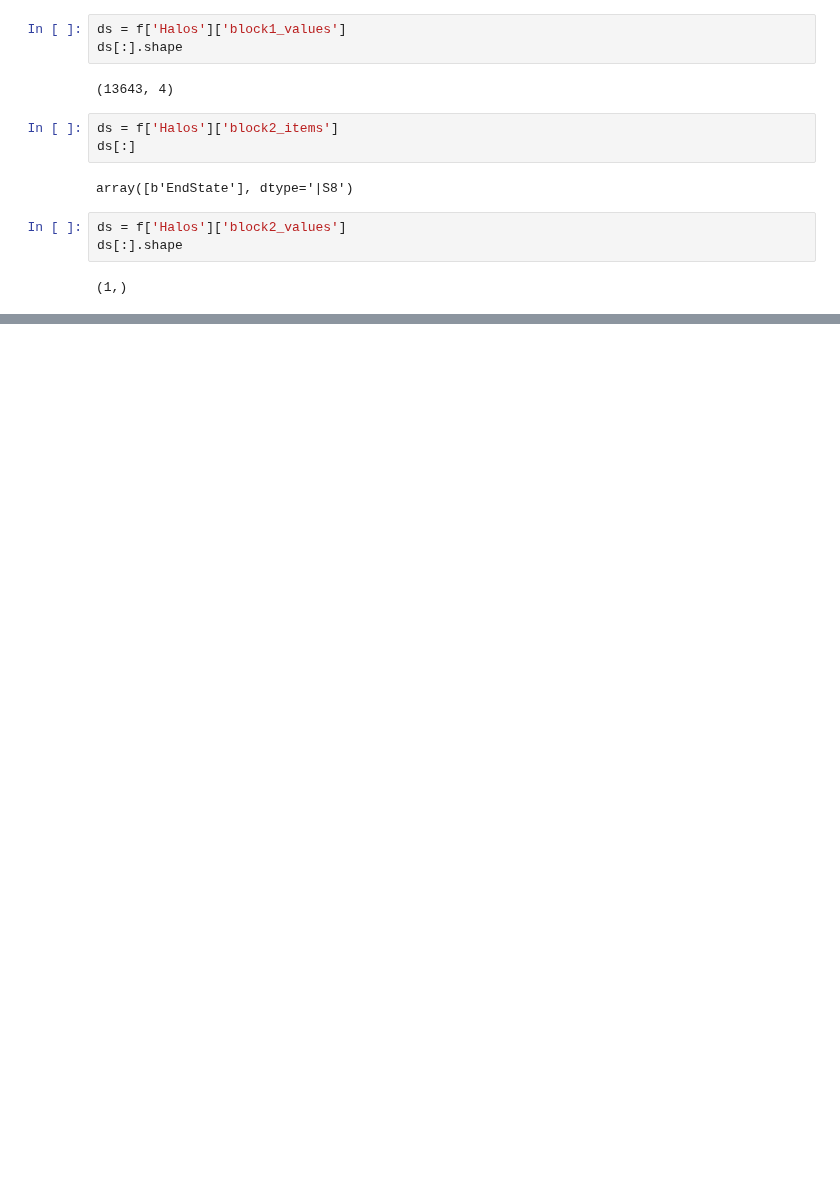
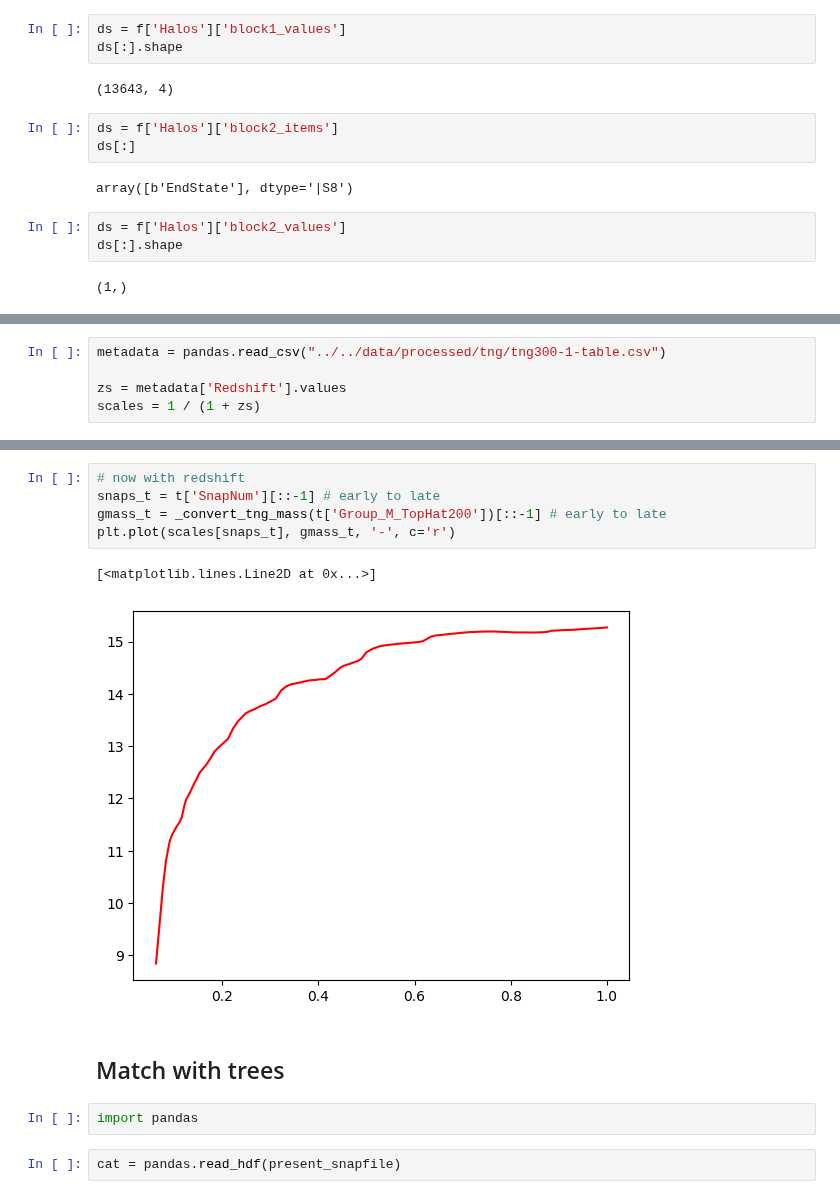
Before and after one commit to ismael-mendoza/nbody-relaxed, a Jupyter notebook: notebooks/wip/tng1.ipynb, the cells around one changed output, grey strips where cells are left out. Saved outputs shown, nothing was run; the diff lists cells and outputs as text; blank space fills up the shorter version.

```diff
--- a/notebooks/wip/tng1.ipynb
+++ b/notebooks/wip/tng1.ipynb
@@ -119,0 +156,5 @@ f['Halos']['block1_items']
+# %%
+metadata = pandas.read_csv("../../data/processed/tng/tng300-1-table.csv")
+
+zs = metadata['Redshift'].values
+scales = 1 / (1 + zs)
@@ -119,0 +223,14 @@ f['Halos']['block1_items']
+# %%
+# now with redshift
+snaps_t = t['SnapNum'][::-1] # early to late
+gmass_t = _convert_tng_mass(t['Group_M_TopHat200'])[::-1] # early to late
+plt.plot(scales[snaps_t], gmass_t, '-', c='r')
+# %% [output]
+[<matplotlib.lines.Line2D at 0x...>]
+[figure, added]
+# %% [markdown]
+## Match with trees
+# %%
+import pandas
+# %%
+cat = pandas.read_hdf(present_snapfile)
```
Also changed, not shown: parts of 24 cells of this notebook.
